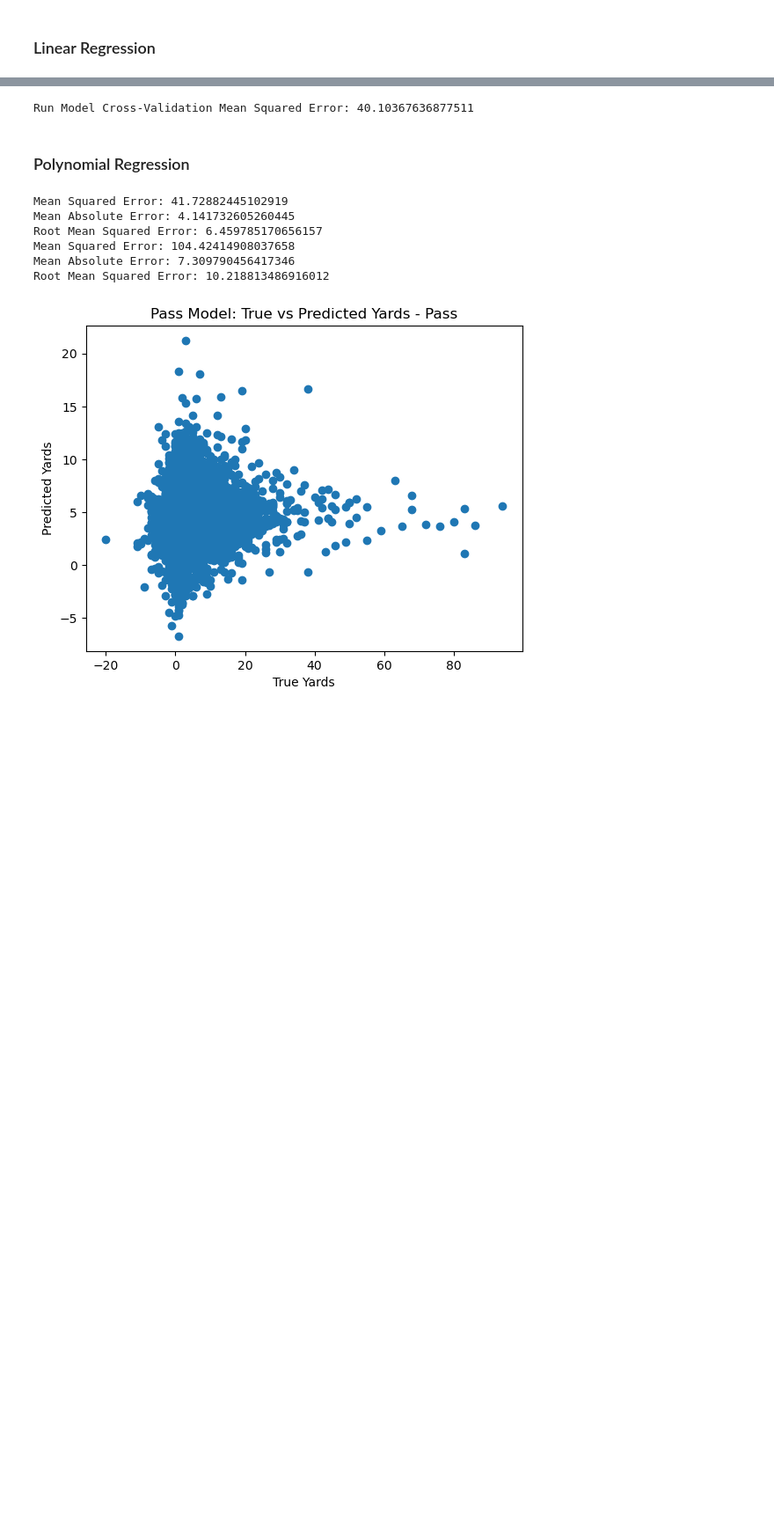
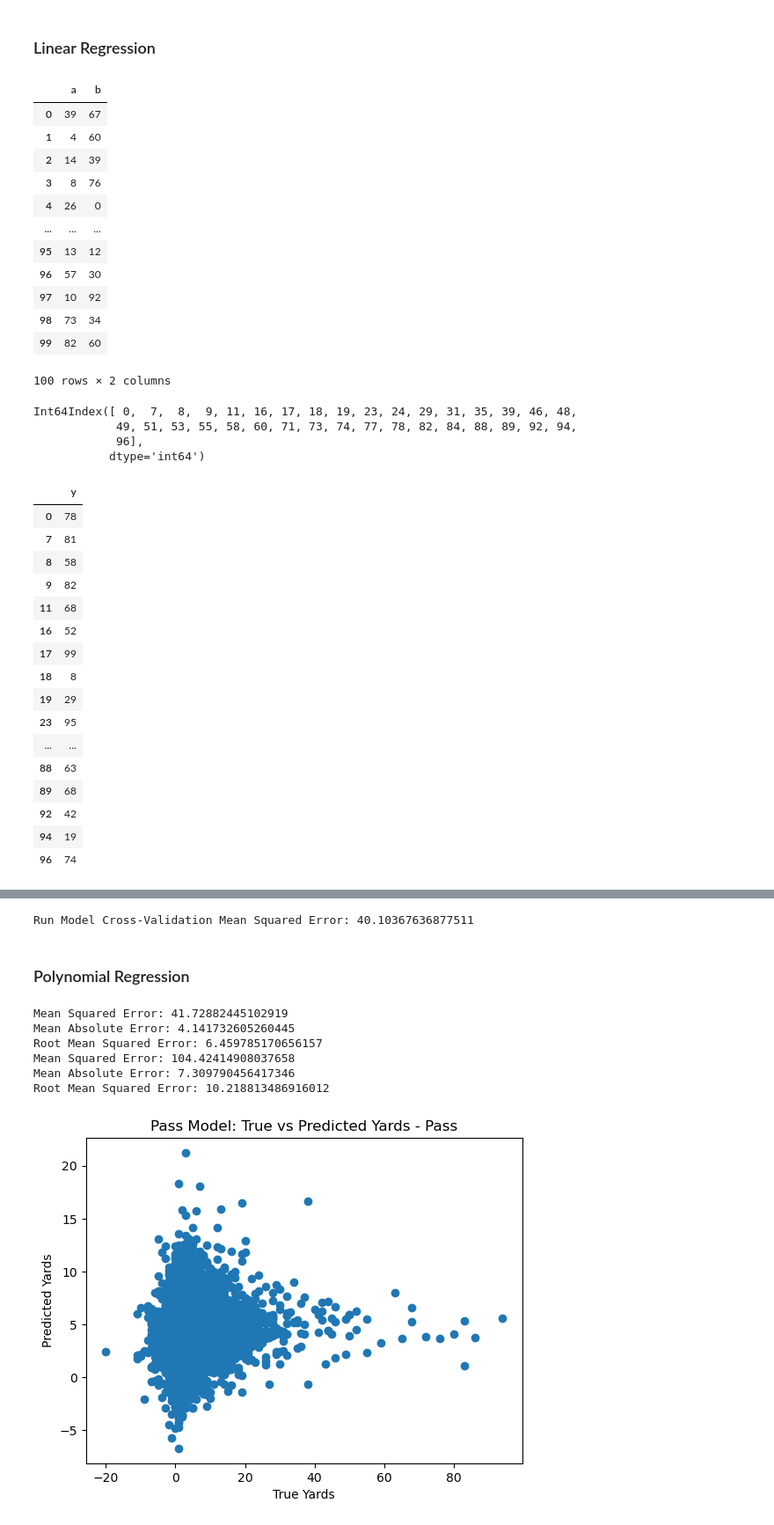
Before and after one commit to MatthiasBiermanns/NFL_play_prediction, a Jupyter notebook: modelNew.ipynb, the cells around one changed output, grey strips where cells are left out. Shown at 88% size. Drawn from its saved outputs; the diff is of its cells as text; code cells hidden in the pictures; blank space fills up the shorter version.

```diff
--- a/modelNew.ipynb
+++ b/modelNew.ipynb
@@ -234,2 +238,56 @@ print(pass_features.shape)
 # %% [markdown]
 ### Linear Regression
+# %%
+training_df = pd.DataFrame({'a': np.random.randint(100, size=100), 'b': np.random.randint(100, size=100)})
+target = pd.DataFrame({'y': np.random.randint(100, size=100)})
+
+display(training_df)
+
+training_df = training_df.loc[
+                        ~(
+                            (training_df['a'] < 30)
+                            | (training_df['a'] > 60)
+                        )
+                    ]
+display(training_df.index)
+
+
+missing_rows = target.index.difference(training_df.index)
+missing_rows
+target = target.drop(index=missing_rows)
+target
+# %% [output]
+|  | a | b |
+| 0 | 39 | 67 |
+| 1 | 4 | 60 |
+| 2 | 14 | 39 |
+| 3 | 8 | 76 |
+| 4 | 26 | 0 |
+| ... | ... | ... |
+| 95 | 13 | 12 |
+| 96 | 57 | 30 |
+| 97 | 10 | 92 |
+| 98 | 73 | 34 |
+| 99 | 82 | 60 |
+100 rows × 2 columns
+Int64Index([ 0,  7,  8,  9, 11, 16, 17, 18, 19, 23, 24, 29, 31, 35, 39, 46, 48,
+            49, 51, 53, 55, 58, 60, 71, 73, 74, 77, 78, 82, 84, 88, 89, 92, 94,
+            96],
+           dtype='int64')
+|  | y |
+| 0 | 78 |
+| 7 | 81 |
+| 8 | 58 |
+| 9 | 82 |
+| 11 | 68 |
+| 16 | 52 |
+| 17 | 99 |
+| 18 | 8 |
+| 19 | 29 |
+| 23 | 95 |
+| ... | ... |
+| 88 | 63 |
+| 89 | 68 |
+| 92 | 42 |
+| 94 | 19 |
+| 96 | 74 |
```
Also changed, not shown: parts of 6 cells of this notebook, 1 other file.
